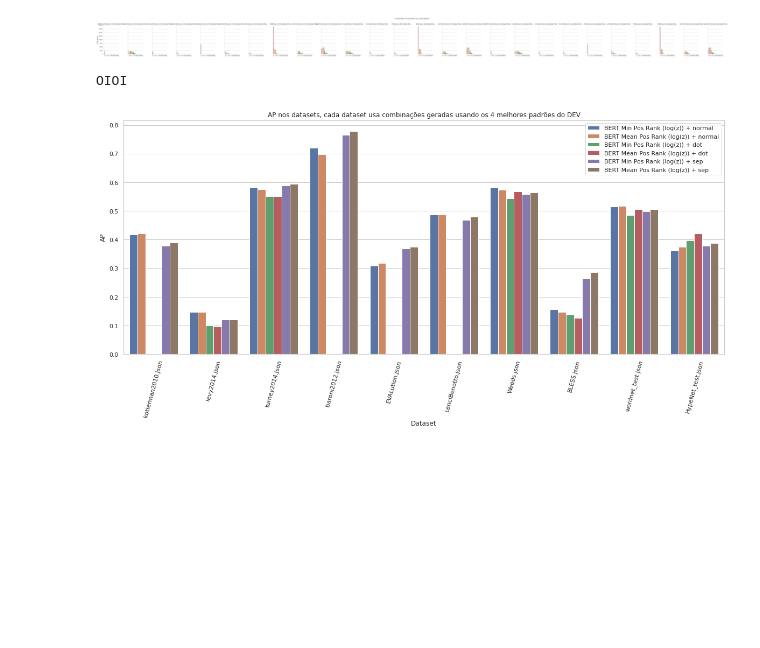
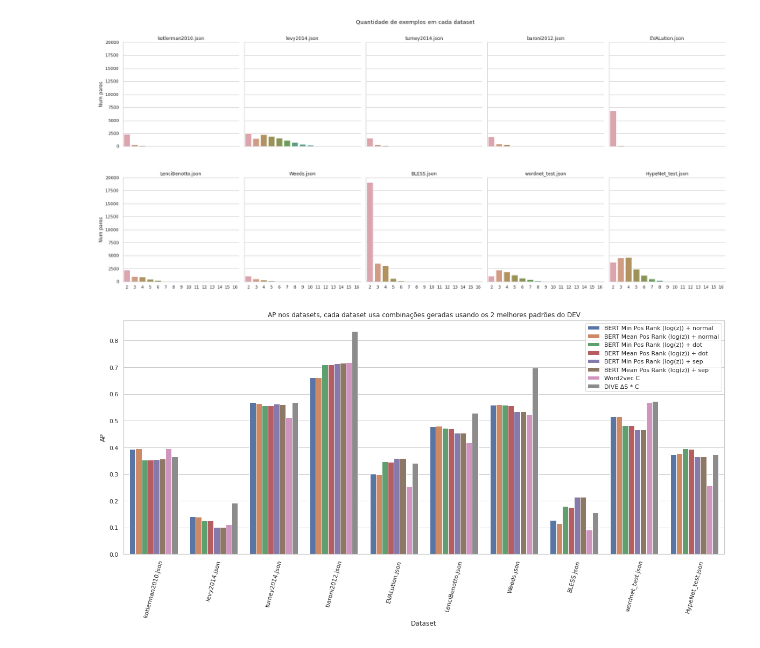
Before and after one commit to eraldoluis/hyper_bert, a Jupyter notebook: nb/english/datasets_dot_sep_normal.ipynb, the cells around one changed output. Cells and saved outputs as stored; diff of their text form; code cells hidden in the pictures; blank space fills up the shorter version.

Commit message:
nb comparando bert e dive

```diff
--- a/nb/english/datasets_dot_sep_normal.ipynb
+++ b/nb/english/datasets_dot_sep_normal.ipynb
@@ -124,69 +123,62 @@ _ = g.fig.suptitle('% dos pares verdadeiros em cada dataset')
 # %%
 # Quantidade de pares por tamanho de subtoken
 df_ratios['total'] = df_ratios['true'] + df_ratios['false']
-g = sns.catplot(x="len_total", y="total", col="dataset_tipo",
-                data=df_ratios, saturation=.5,
-                kind="bar", ci=None, aspect=.6)
+df_plot_lensubtoken = df_ratios[df_ratios['tipo'] == 'normal']
+
+g = sns.catplot(x="len_total", y="total", col="dataset", col_wrap=5,
+                data=df_plot_lensubtoken, saturation=.5,
+                kind="bar", ci=None, aspect=.9)
 (g.set_axis_labels("", "Num pares")
 #   .set_xticklabels(["Men", "Women", "Children"])
-  .set_titles("{col_name} dataset:tipo")
+  .set_titles("{col_name}")
   # .set(ylim=(0, 1))
   .despine(left=False))
-plt.subplots_adjust(top=0.8)
+plt.subplots_adjust(top=0.9, hspace=0.3)
 _ = g.fig.suptitle('Quantidade de exemplos em cada dataset')
 # %% [output]
-[figure, old version]
+[figure, new version]
 # %%
-dset_dive = ['kotlerman2010.json', 'kotlerman2010.json', 'baroni2012.json', 'baroni2012.json',
-             'turney2014.json','turney2014.json', 'levy2014.json', 'levy2014.json', 'BLESS.json', 'BLESS.json',
-             'EVALution.json', 'EVALution.json', 'LenciBenotto.json', 'LenciBenotto.json', 'Weeds.json', 'Weeds.json',
-             'wordnet_test.json', 'wordnet_test.json']
-df_dive = pd.DataFrame({'dataset': dset_dive,
-                        'method': ['word2vec', 'summation_dot_product'] * int(len(dset_dive)/2),
-                        'AP': [0.395, 0.366, 0.718, 0.835, 0.521, 0.572, 0.112, 0.192, 0.0911, 0.1552, 0.2546, 0.3415,
-                               0.4180, 0.5290, 0.5231, 0.6961, 0.6205, 0.6295]
-                        })
-
 df_en = []
 dfs2 = []
 best_pattern_train = nb_utils.best_pattern_HypeNet_train_logz
+best_pattern_num_train = 2
 # parei aqui, melhor jogar esse for detro do nb_utils
 for dataset_name in dfs.keys():
     dname, type_dataset = dataset_name.split()
     if type_dataset == 'normal':
         df_temp= nb_utils.compute_min_mean_ap_normal(dfs[dataset_name],
-            pattern_list=best_pattern_train, dataset_name=dname, best_pattern_num=4)
+            pattern_list=best_pattern_train, dataset_name=dname, best_pattern_num=best_pattern_num_train)
         df_temp['tipo'] = 'normal'
         dfs2.append(df_temp)
     elif type_dataset == 'dot':
         df_temp= nb_utils.compute_min_mean_ap_dot(dfs[dataset_name],
-            pattern_list=best_pattern_train, dataset_name=dname, best_pattern_num=4)
+            pattern_list=best_pattern_train, dataset_name=dname, best_pattern_num=best_pattern_num_train)
         df_temp['tipo'] = 'dot'
         dfs2.append(df_temp)
         pass
     elif type_dataset == 'sep':
         df_temp= nb_utils.compute_min_mean_ap_sep(dfs[dataset_name],
-            pattern_list=best_pattern_train, dataset_name=dname, best_pattern_num=4)
+            pattern_list=best_pattern_train, dataset_name=dname, best_pattern_num=best_pattern_num_train)
         df_temp['tipo'] = 'sep'
         dfs2.append(df_temp)
     else:
         raise KeyError
 df_en = pd.concat(dfs2)
-print("OIOI")
-# %% [output]
-OIOI
 # %%
+df_dive = nb_utils.get_df_dive()
+df_dive['method_format_tipo'] = df_dive['method'].map(nb_utils.method_names)
 # AP por método
 df_en['method_format_tipo'] = df_en['method_format'] + " + " + df_en['tipo']
+df_en = pd.concat([df_en, df_dive])
 plt.figure(figsize=(20,8))
 ax = sns.barplot(x='dataset' ,hue="method_format_tipo", y="AP", ci="sd",data=df_en)
 ax.set(xlabel="Dataset")
-ax.set_title(f"AP nos datasets, cada dataset usa combinações geradas usando os 4 melhores"
+ax.set_title(f"AP nos datasets, cada dataset usa combinações geradas usando os {best_pattern_num_train} melhores"
              f" padrões do DEV")
 ax.legend(bbox_to_anchor=(1, 1))
 _ = plt.xticks(rotation=75)
 # %% [output]
-[figure, old version]
+[figure, new version]
 # %%
 # print contagem
 df_print = df_ratios.groupby(['dataset', 'tipo']).sum()[['true', 'false', 'total']]
```
Also changed, not shown: parts of 4 cells of this notebook, 1 other file.
